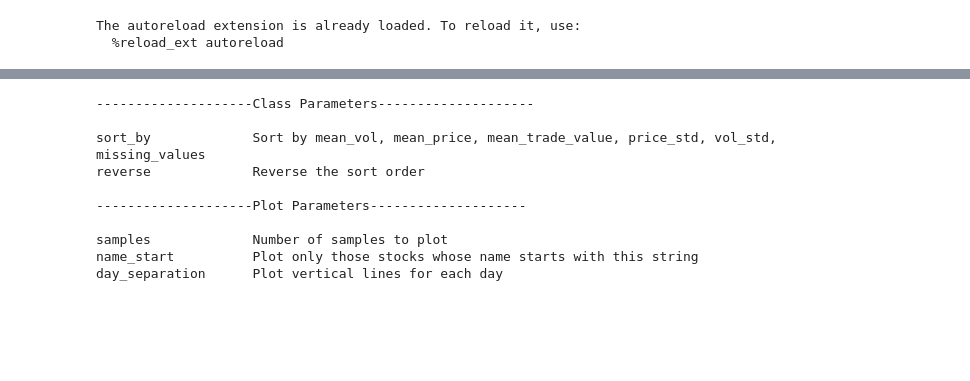
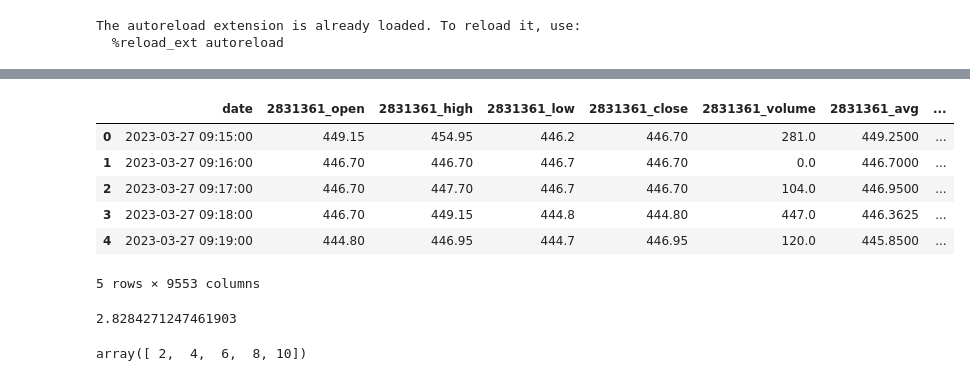
Before and after one commit to akashanand93/maestro, a Jupyter notebook: datagen/data_view.ipynb, the cells around one changed output, grey strips where cells are left out. Saved outputs shown, nothing was run; the diff lists cells and outputs as text; code cells hidden in the pictures; blank space fills up the shorter version.

```diff
--- a/datagen/data_view.ipynb
+++ b/datagen/data_view.ipynb
@@ -44,13 +56,21 @@ visuals.plot(samples=3, day_separation=1, name_start=None)
+# %%
+df.head()
+# %% [output]
+|  | date | 2831361_open | 2831361_high | 2831361_low | 2831361_close | 2831361_volume | 2831361_avg | ... |
+| 0 | 2023-03-27 09:15:00 | 449.15 | 454.95 | 446.2 | 446.70 | 281.0 | 449.2500 | ... |
+| 1 | 2023-03-27 09:16:00 | 446.70 | 446.70 | 446.7 | 446.70 | 0.0 | 446.7000 | ... |
+| 2 | 2023-03-27 09:17:00 | 446.70 | 447.70 | 446.7 | 446.70 | 104.0 | 446.9500 | ... |
+| 3 | 2023-03-27 09:18:00 | 446.70 | 449.15 | 444.8 | 444.80 | 447.0 | 446.3625 | ... |
+| 4 | 2023-03-27 09:19:00 | 444.80 | 446.95 | 444.7 | 446.95 | 120.0 | 445.8500 | ... |
+5 rows × 9553 columns
 # %%
-visual_utills.help()
+a = np.array([1,2,3,4,5])
+b = a*2
-# %% [output]
---------------------Class Parameters--------------------
-
-sort_by             Sort by mean_vol, mean_price, mean_trade_value, price_std, vol_std, missing_values
-reverse             Reverse the sort order
-
---------------------Plot Parameters--------------------
-
-samples             Number of samples to plot
-name_start          Plot only those stocks whose name starts with this string
-day_separation      Plot vertical lines for each day
+# %%
+np.std(b)
+# %% [output]
+2.8284271247461903
+# %%
+b
+# %% [output]
+array([ 2,  4,  6,  8, 10])
```
Also changed, not shown: parts of 4 cells of this notebook, 2 other files.
